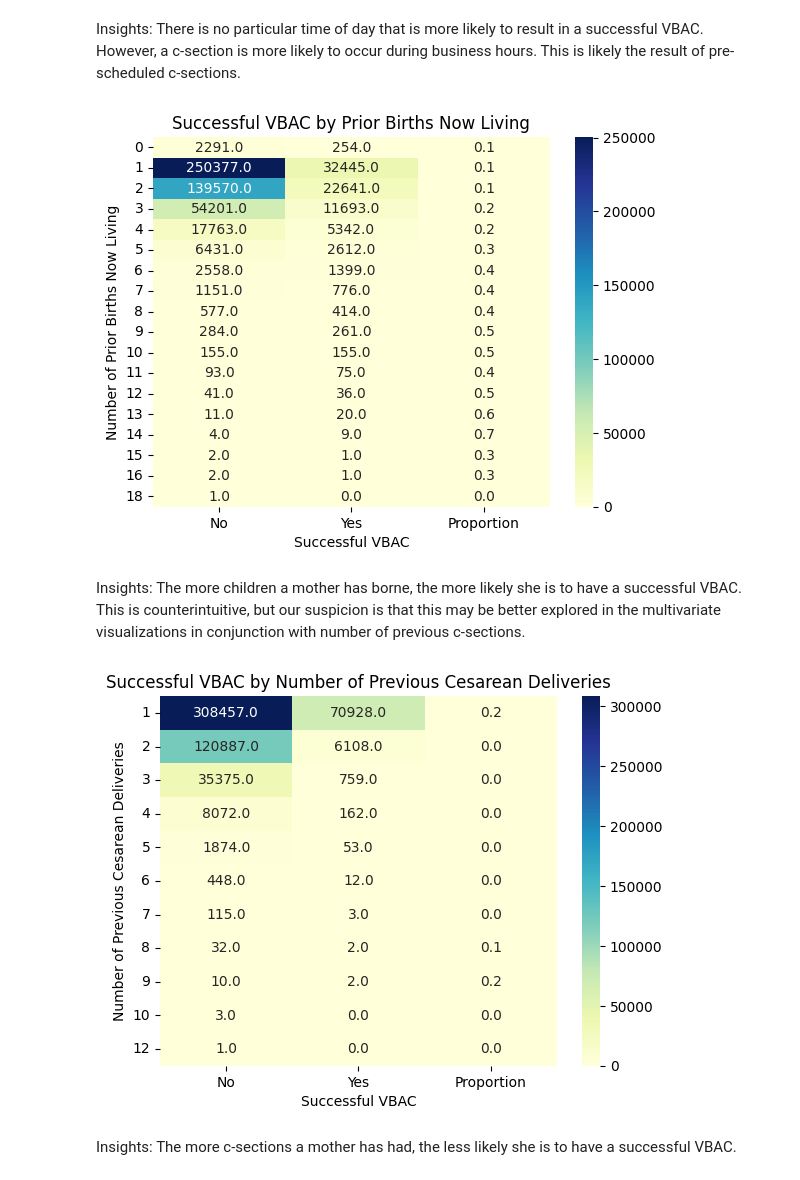
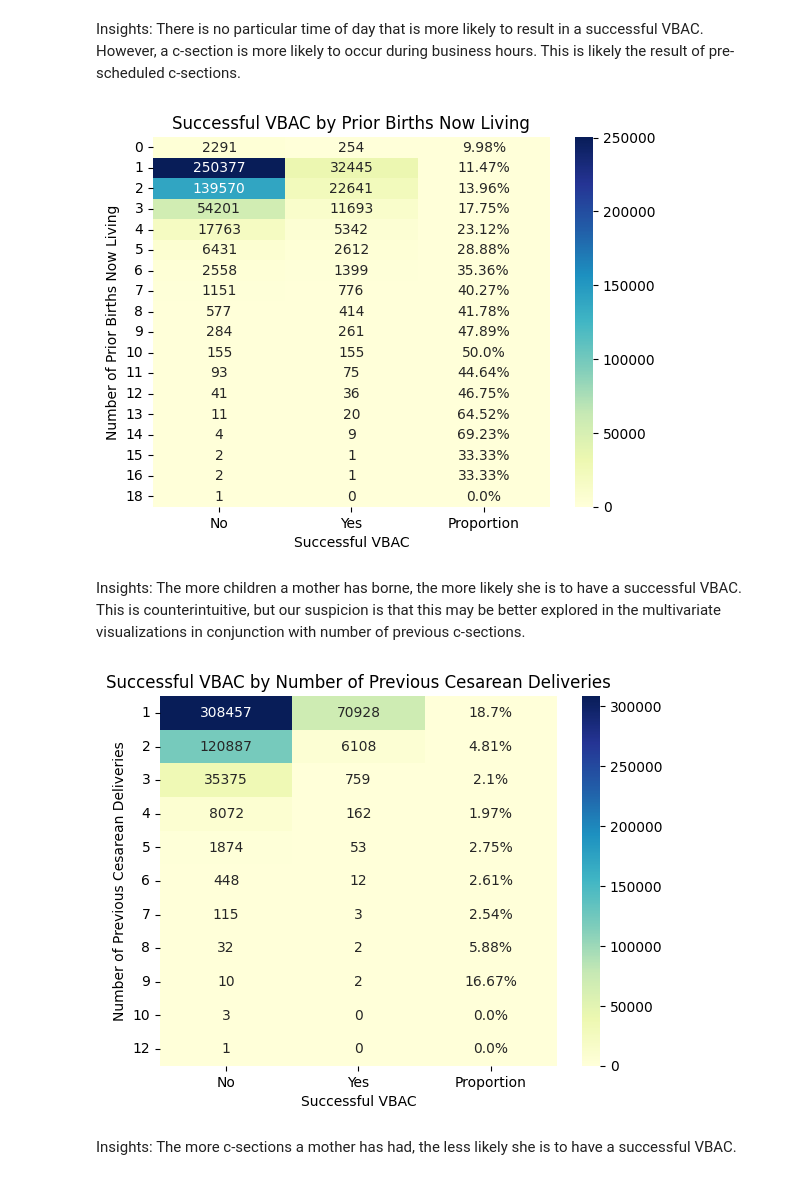
Before and after one commit to shroommu/natality-stats, a Jupyter notebook: dev/notebooks/exploratory/vbac/02_visualizations.ipynb, the cells around one changed output. Drawn from its saved outputs; the diff is of its cells as text; code cells hidden in the pictures.

```diff
--- a/dev/notebooks/exploratory/vbac/02_visualizations.ipynb
+++ b/dev/notebooks/exploratory/vbac/02_visualizations.ipynb
@@ -466,31 +499,42 @@ Insights: There is no particular time of day that is more likely to result in a
 # %%
 prior_births_now_living_cross_tab = pd.crosstab(
     df["prior_births_now_living"][df["prior_births_now_living"] != 99], successful_vbac
 )
 
-prior_births_now_living_cross_tab["proportion"] = prior_births_now_living_cross_tab[
-    1
-] / (prior_births_now_living_cross_tab[0] + prior_births_now_living_cross_tab[1])
+prior_births_now_living_cross_tab["proportion"] = (
+    prior_births_now_living_cross_tab[1]
+    / (prior_births_now_living_cross_tab[0] + prior_births_now_living_cross_tab[1])
+) * 100
 
 prior_births_now_living_cross_tab.to_json(
     save_path + "/prior_births_now_living_cross_tab.json"
 )
 
+annotation_matrix = prior_births_now_living_cross_tab.copy()
+annotation_matrix[0:2] = annotation_matrix[0:2].astype(int)
+annotation_matrix["proportion"] = round(
+    prior_births_now_living_cross_tab["proportion"], 2
+)
+annotation_matrix["proportion"] = annotation_matrix["proportion"].astype(str) + "%"
+
 prior_births_now_living_cross_tab_ax = sns.heatmap(
-    prior_births_now_living_cross_tab, annot=True, fmt="0.1f", cmap="YlGnBu"
+    prior_births_now_living_cross_tab,
+    annot=annotation_matrix.values,
+    fmt="",
+    cmap="YlGnBu",
 )
 prior_births_now_living_cross_tab_ax.set_title(
     "Successful VBAC by Prior Births Now Living"
 )
 prior_births_now_living_cross_tab_ax.set_xlabel("Successful VBAC")
 prior_births_now_living_cross_tab_ax.set_xticklabels(["No", "Yes", "Proportion"])
 prior_births_now_living_cross_tab_ax.set_ylabel("Number of Prior Births Now Living")
 prior_births_now_living_cross_tab_ax.set_yticklabels(
     prior_births_now_living_cross_tab.index, rotation=0
 )
 plt.show()
 # %% [output]
-[figure, old version]
+[figure, new version]
 # %% [markdown]
 Insights: The more children a mother has borne, the more likely she is to have a successful VBAC. This is counterintuitive, but our suspicion is that this may be better explored in the multivariate visualizations in conjunction with number of previous c-sections.
 # %%
@@ -498,18 +542,31 @@ number_of_previous_cesarean_cross_tab = pd.crosstab(
     df["number_of_previous_cesarean"][df["number_of_previous_cesarean"] != 99],
     successful_vbac,
 )
-number_of_previous_cesarean_cross_tab[
-    "proportion"
-] = number_of_previous_cesarean_cross_tab[1] / (
-    number_of_previous_cesarean_cross_tab[0] + number_of_previous_cesarean_cross_tab[1]
+number_of_previous_cesarean_cross_tab["proportion"] = (
+    number_of_previous_cesarean_cross_tab[1]
+    / (
+        number_of_previous_cesarean_cross_tab[0]
+        + number_of_previous_cesarean_cross_tab[1]
+    )
+    * 100
 )
 
 number_of_previous_cesarean_cross_tab.to_json(
     save_path + "/number_of_previous_cesarean_cross_tab.json"
 )
 
+annotation_matrix = number_of_previous_cesarean_cross_tab.copy()
+annotation_matrix[0:2] = annotation_matrix[0:2].astype(int)
+annotation_matrix["proportion"] = round(
+    number_of_previous_cesarean_cross_tab["proportion"], 2
+)
+annotation_matrix["proportion"] = annotation_matrix["proportion"].astype(str) + "%"
+
 number_of_previous_cesarean_cross_tab_ax = sns.heatmap(
-    number_of_previous_cesarean_cross_tab, annot=True, fmt="0.1f", cmap="YlGnBu"
+    number_of_previous_cesarean_cross_tab,
+    annot=annotation_matrix.values,
+    fmt="",
+    cmap="YlGnBu",
 )
 number_of_previous_cesarean_cross_tab_ax.set_title(
     "Successful VBAC by Number of Previous Cesarean Deliveries"
@@ -524,7 +581,7 @@ number_of_previous_cesarean_cross_tab_ax.set_yticklabels(
 )
 plt.show()
 # %% [output]
-[figure, old version]
+[figure, new version]
 # %% [markdown]
 Insights: The more c-sections a mother has had, the less likely she is to have a successful VBAC.
 # %%
```
Also changed, not shown: parts of 12 cells of this notebook.
